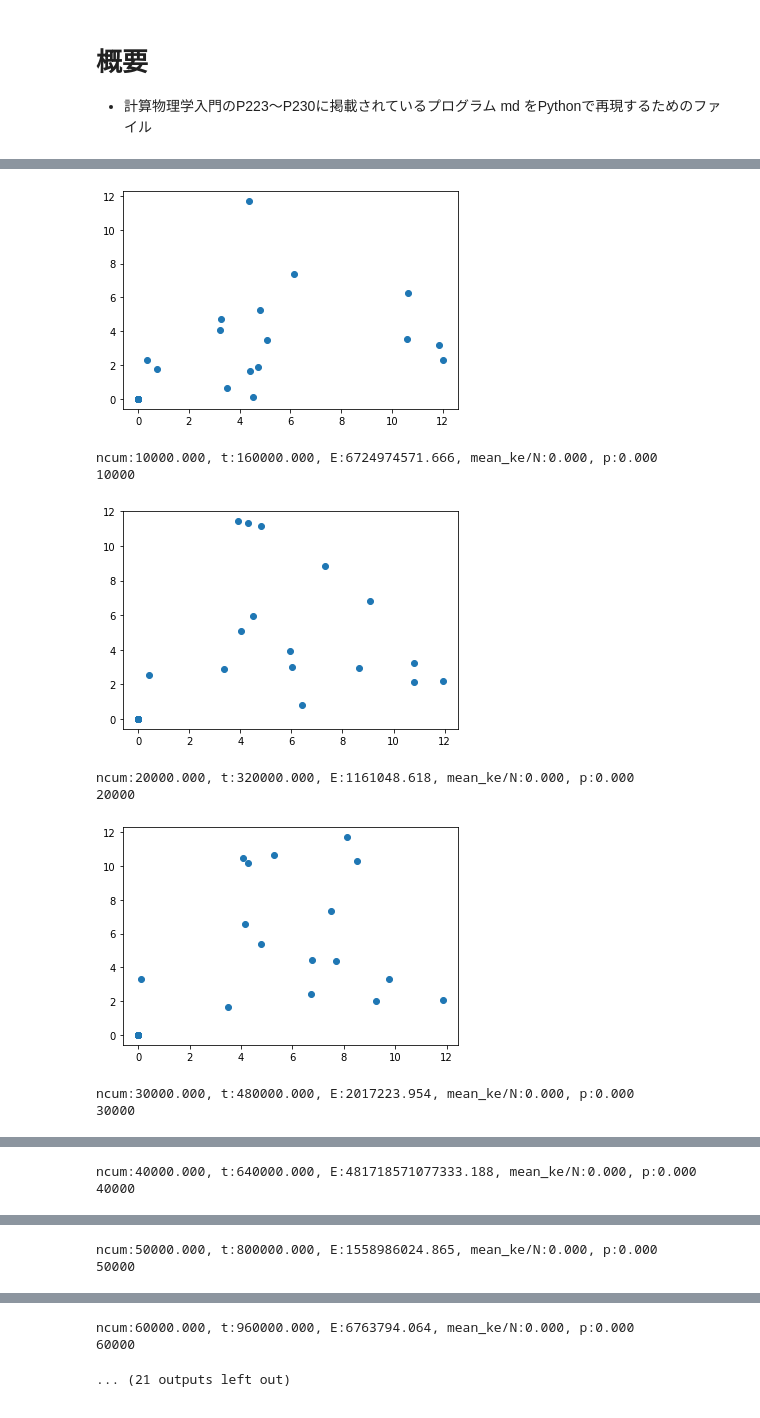
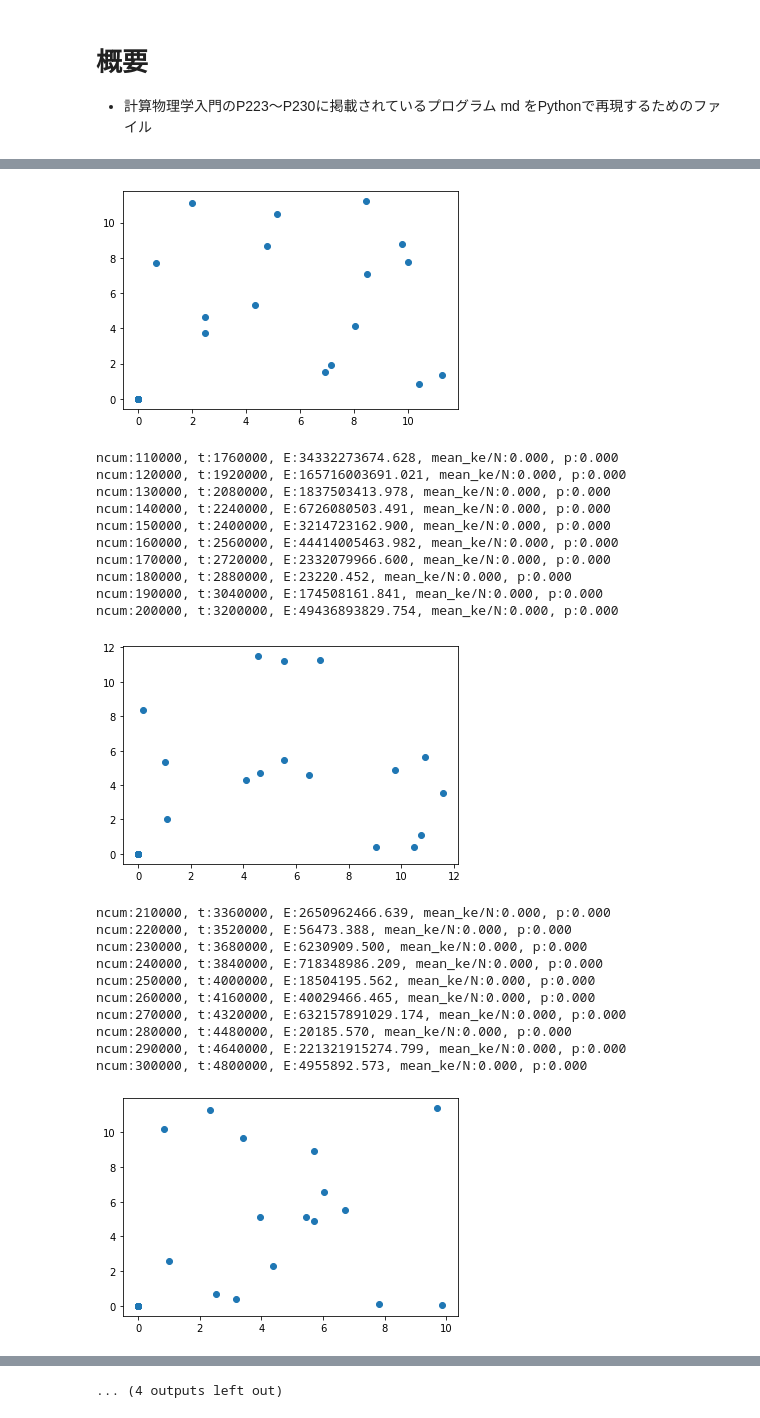
Before and after one commit to arima0714/FSSE, a Jupyter notebook: report_01/md.ipynb, the cells around one changed output, grey strips where cells are left out. Cells and saved outputs as stored; diff of their text form; code cells hidden in the pictures.

```diff
--- a/report_01/md.ipynb
+++ b/report_01/md.ipynb
@@ -211,9 +211,9 @@ def show_output():
 
     print_str = ""
 #     sys.stdout.write("%s" % "ncum:"+str(ncum))
-    print_str += "ncum:"+'{:.3f}'.format(ncum)
+    print_str += "ncum:"+str(ncum)
 #     sys.stdout.write("%s" % "t:"+str(t))
-    print_str += ", t:"+'{:.3f}'.format(t)
+    print_str += ", t:"+str(t)
     E = ke + pe
 #     sys.stdout.write("%s" % "E:"+str(E))
     print_str += ", E:"+'{:.3f}'.format(E)
@@ -238,10 +238,10 @@ while (flag):
     Verlet()
     ncum = ncum + 1
     if(ncum % 10000 == 0):
+        show_output()
+    if(ncum % 100000 == 0):
         plt.scatter(x, y)
         plt.show()
-        show_output()
-        time.sleep(0.1)
 
 save_config()
 # %% [output]
@@ -248,9 +258,23 @@ save_config()
-[figure, old version]
+[figure, new version]
-ncum:10000.000, t:160000.000, E:6724974571.666, mean_ke/N:0.000, p:0.000
-10000
+ncum:110000, t:1760000, E:34332273674.628, mean_ke/N:0.000, p:0.000
+ncum:120000, t:1920000, E:165716003691.021, mean_ke/N:0.000, p:0.000
+ncum:130000, t:2080000, E:1837503413.978, mean_ke/N:0.000, p:0.000
+ncum:140000, t:2240000, E:6726080503.491, mean_ke/N:0.000, p:0.000
+ncum:150000, t:2400000, E:3214723162.900, mean_ke/N:0.000, p:0.000
+ncum:160000, t:2560000, E:44414005463.982, mean_ke/N:0.000, p:0.000
+ncum:170000, t:2720000, E:2332079966.600, mean_ke/N:0.000, p:0.000
+ncum:180000, t:2880000, E:23220.452, mean_ke/N:0.000, p:0.000
+ncum:190000, t:3040000, E:174508161.841, mean_ke/N:0.000, p:0.000
+ncum:200000, t:3200000, E:49436893829.754, mean_ke/N:0.000, p:0.000
-[figure, old version]
+[figure, new version]
-ncum:20000.000, t:320000.000, E:1161048.618, mean_ke/N:0.000, p:0.000
-20000
+ncum:210000, t:3360000, E:2650962466.639, mean_ke/N:0.000, p:0.000
+ncum:220000, t:3520000, E:56473.388, mean_ke/N:0.000, p:0.000
+ncum:230000, t:3680000, E:6230909.500, mean_ke/N:0.000, p:0.000
+ncum:240000, t:3840000, E:718348986.209, mean_ke/N:0.000, p:0.000
+ncum:250000, t:4000000, E:18504195.562, mean_ke/N:0.000, p:0.000
+ncum:260000, t:4160000, E:40029466.465, mean_ke/N:0.000, p:0.000
+ncum:270000, t:4320000, E:632157891029.174, mean_ke/N:0.000, p:0.000
+ncum:280000, t:4480000, E:20185.570, mean_ke/N:0.000, p:0.000
+ncum:290000, t:4640000, E:221321915274.799, mean_ke/N:0.000, p:0.000
+ncum:300000, t:4800000, E:4955892.573, mean_ke/N:0.000, p:0.000
-[figure, old version]
+[figure, new version]
-ncum:30000.000, t:480000.000, E:2017223.954, mean_ke/N:0.000, p:0.000
-30000
@@ -258,2 +291,0 @@ ncum:30000.000, t:480000.000, E:2017223.954, mean_ke/N:0.000, p:0.000
-ncum:40000.000, t:640000.000, E:481718571077333.188, mean_ke/N:0.000, p:0.000
-40000
@@ -261,2 +302,0 @@ ncum:40000.000, t:640000.000, E:481718571077333.188, mean_ke/N:0.000, p:0.000
-ncum:50000.000, t:800000.000, E:1558986024.865, mean_ke/N:0.000, p:0.000
-50000
@@ -264,3 +314 @@ ncum:50000.000, t:800000.000, E:1558986024.865, mean_ke/N:0.000, p:0.000
-ncum:60000.000, t:960000.000, E:6763794.064, mean_ke/N:0.000, p:0.000
-60000
-... (21 outputs left out)
+... (4 outputs left out)
```
Also changed, not shown: parts of 1 cell of this notebook.
